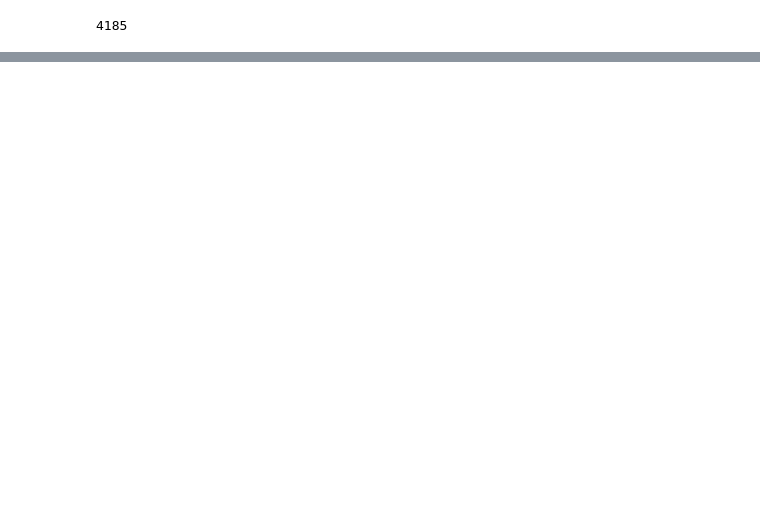
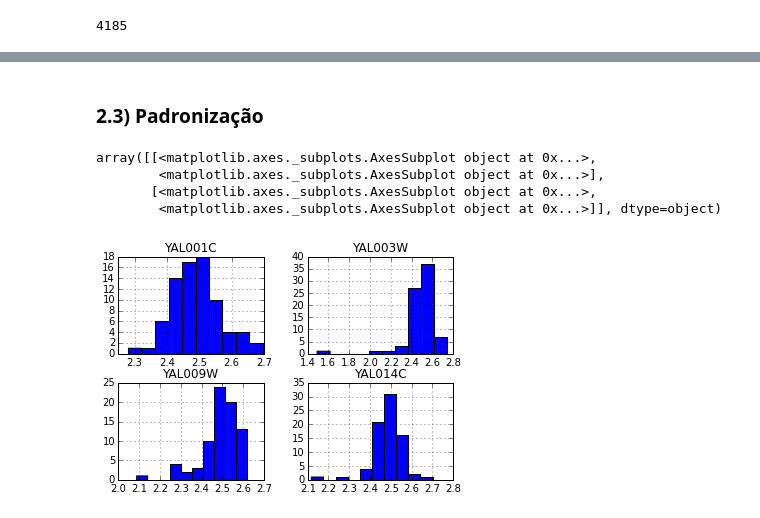
Before and after one commit to bruno-fs/rec_padroes, a Jupyter notebook: ep3/ep3.ipynb, the cells around one changed output, grey strips where cells are left out. Drawn from its saved outputs; the diff is of its cells as text; code cells hidden in the pictures; blank space fills up the shorter version.

```diff
--- a/ep3/ep3.ipynb
+++ b/ep3/ep3.ipynb
@@ -12,9 +13,10 @@ import numpy as np
 # importando os dados
 import pandas as pd
 Data = pd.read_csv('http://www.molbiolcell.org/content/suppl/2003/09/24/9.12.3273.DC1/CDCDATA.txt',
-                   sep='\t',
-                   skip_blank_lines=True,
-                   )
+                sep='\t',
+                skip_blank_lines=True
+                  )
+Data = Data.rename(columns={'Unnamed: 0': 'gene'}) # da um titulo mais significativo pra essa coluna (sugestão da Beatriz)
 # %%
 # no python 3, com o comando
 # a, *b = lista
@@ -41,4 +43,7 @@ Data[dados].head()
 5 rows × 77 columns
 # %%
 D_GNames = Data[genes]
+
+# vamos dar um "nome" mais significativo para cada linha? ;)
+Data.index = D_GNames
 D_Matrix = Data[dados]
@@ -79,0 +162,36 @@ DD_Matrix = D_Matrix[filtraNaN]
+# %%
+## =================== ##
+## imputar os KNN em Z ##
+## =================== ##
+
+# para Z, vou brincar linha a linha em vez de fazer varias colunas de uma vez
+
+for gene in Z.index:
+    #seleciona as colunas com NaN
+    cols = Z.ix[gene][Z.ix[gene].isnull()].index
+    # se houver alguma coluna com NaN, continuamos
+    if cols.any():
+        otherGenes = [x for x in Z.index if x != gene]
+        otherCols = Z.columns.difference(cols)
+        neigh = NearestNeighbors(15, p=2).fit(X.ix[otherGenes,otherCols])
+        distances, indices = neigh.kneighbors(Z.ix[gene,otherCols])
+        if distances.min() == 0:
+            print (gene, "tem dist zero!")
+        for col in cols:
+            #print (i,gene)
+            #neighbors = [Y.iloc[x,col2] for x in indices[i,]]
+            neighbors = X.iloc[indices[0,]][col]
+            similarity = np.power(distances[0,],-1)
+            weightedMean = np.average(neighbors,weights=similarity)
+            Z.ix[gene, col] = weightedMean
+# %% [markdown]
+### 2.3) Padronização
+# %%
+from sklearn.preprocessing import scale
+Z[:4].T.hist()
+# %% [output]
+array([[<matplotlib.axes._subplots.AxesSubplot object at 0x...>,
+        <matplotlib.axes._subplots.AxesSubplot object at 0x...>],
+       [<matplotlib.axes._subplots.AxesSubplot object at 0x...>,
+        <matplotlib.axes._subplots.AxesSubplot object at 0x...>]], dtype=object)
+[figure, added]
```
Also changed, not shown: parts of 49 cells of this notebook, 1 other file.
